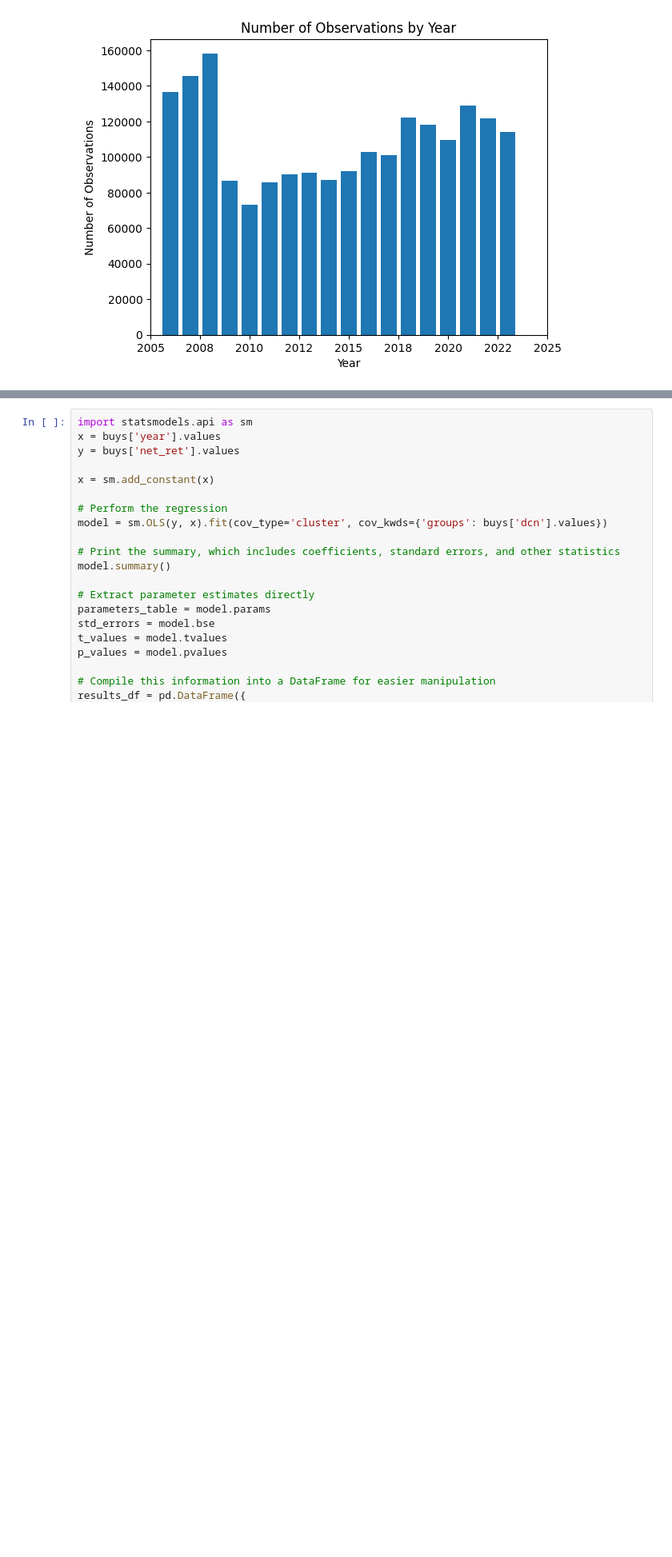
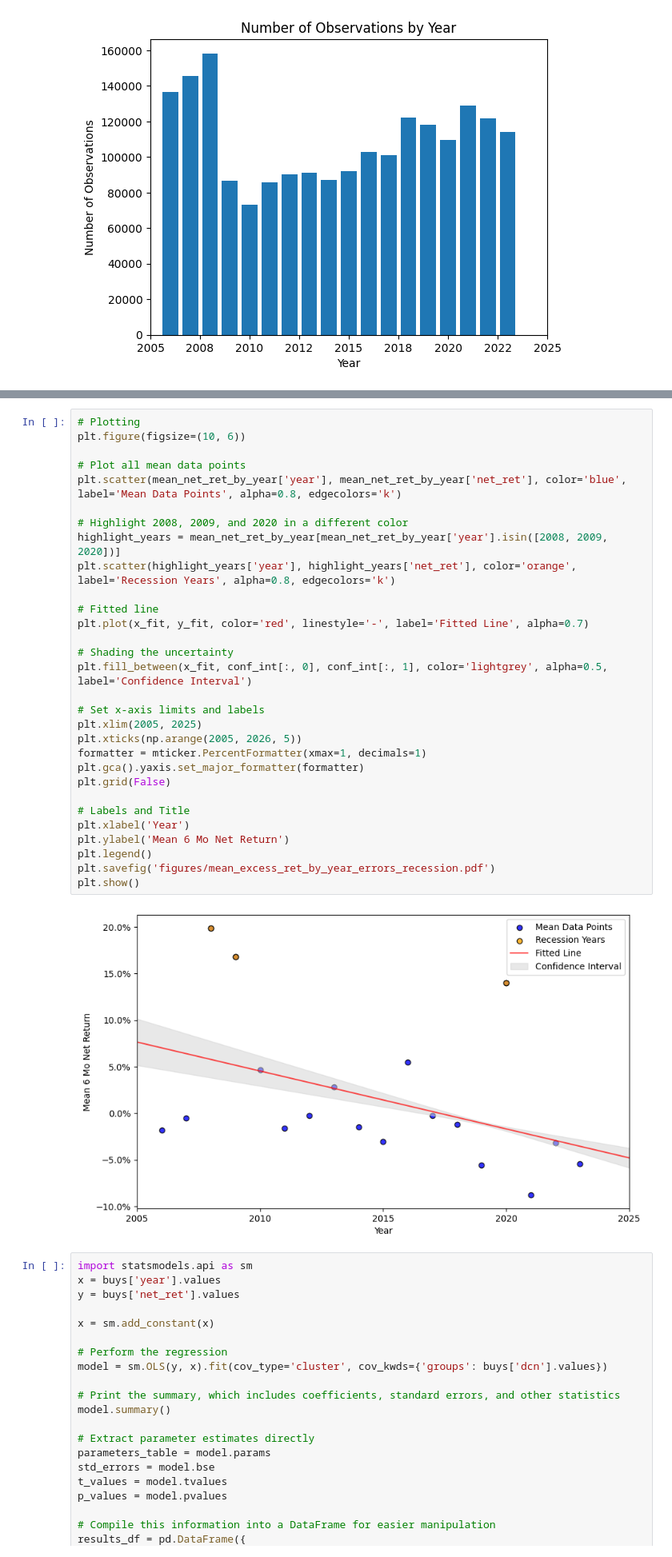
Before and after one commit to ABaraban/WRDS_FA, a Jupyter notebook: insider_trades/analysis.ipynb, the cells around one changed output, grey strips where cells are left out. Shown at 80% size. Drawn from its saved outputs; the diff is of its cells as text; blank space fills up the shorter version.

```diff
--- a/insider_trades/analysis.ipynb
+++ b/insider_trades/analysis.ipynb
@@ -148,3 +162,35 @@ Name: net_ret, dtype: float64
+# %%
+# Plotting
+plt.figure(figsize=(10, 6))
+
+# Plot all mean data points
+plt.scatter(mean_net_ret_by_year['year'], mean_net_ret_by_year['net_ret'], color='blue', label='Mean Data Points', alpha=0.8, edgecolors='k')
+
+# Highlight 2008, 2009, and 2020 in a different color
+highlight_years = mean_net_ret_by_year[mean_net_ret_by_year['year'].isin([2008, 2009, 2020])]
+plt.scatter(highlight_years['year'], highlight_years['net_ret'], color='orange', label='Recession Years', alpha=0.8, edgecolors='k')
+
+# Fitted line
+plt.plot(x_fit, y_fit, color='red', linestyle='-', label='Fitted Line', alpha=0.7)
+
+# Shading the uncertainty
+plt.fill_between(x_fit, conf_int[:, 0], conf_int[:, 1], color='lightgrey', alpha=0.5, label='Confidence Interval')
+
+# Set x-axis limits and labels
+plt.xlim(2005, 2025)
+plt.xticks(np.arange(2005, 2026, 5))
+formatter = mticker.PercentFormatter(xmax=1, decimals=1)
+plt.gca().yaxis.set_major_formatter(formatter)
+plt.grid(False)
+
+# Labels and Title
+plt.xlabel('Year')
+plt.ylabel('Mean 6 Mo Net Return')
+plt.legend()
+plt.savefig('figures/mean_excess_ret_by_year_errors_recession.pdf')
+plt.show()
+# %% [output]
+[figure, added]
 # %%
 import statsmodels.api as sm
 x = buys['year'].values
```
Also changed, not shown: parts of 8 cells of this notebook, 13 other files.
